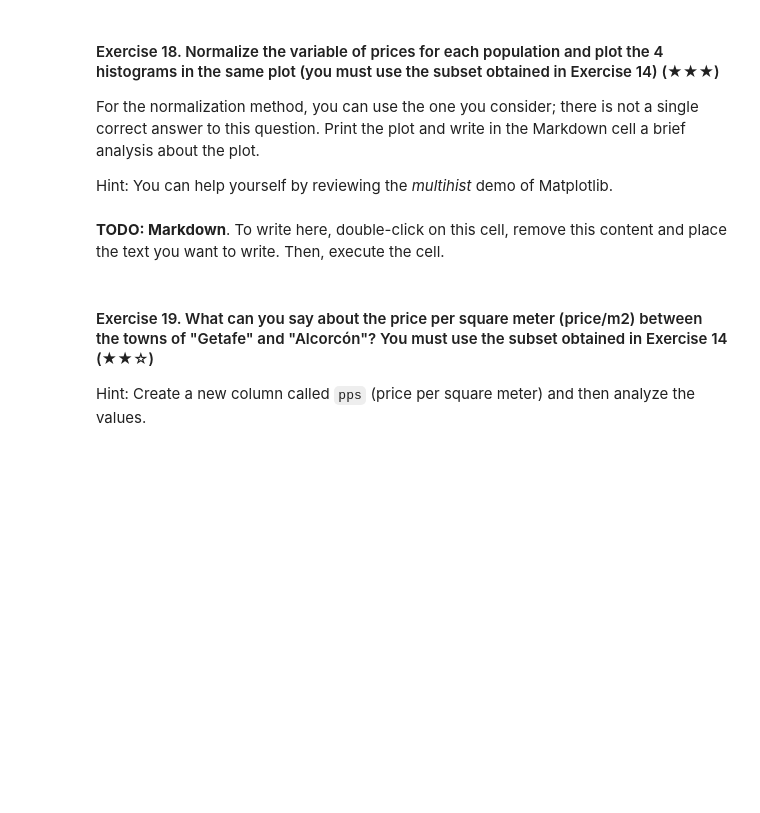
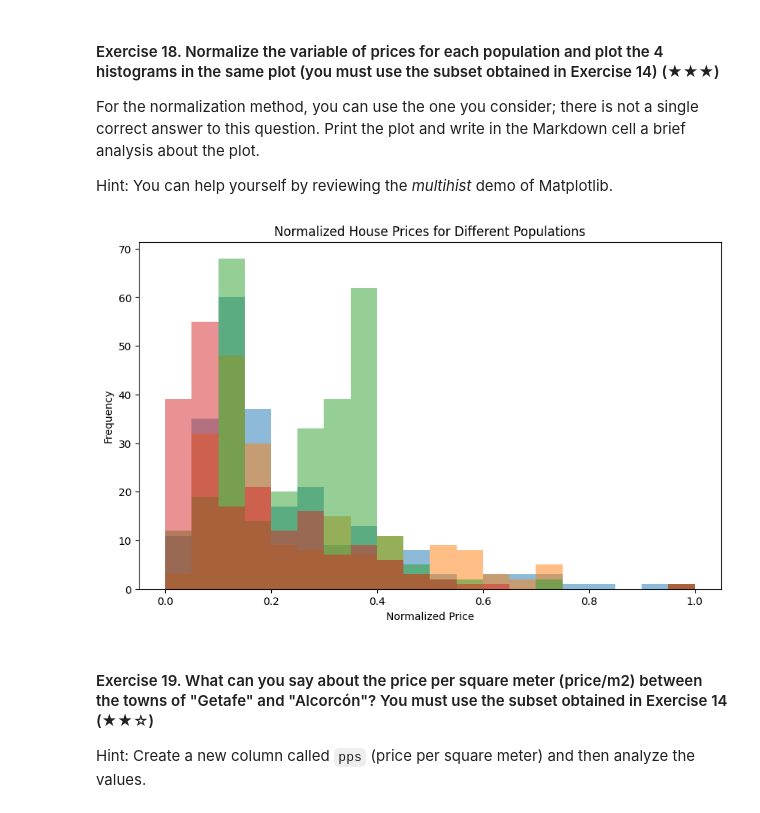
Before and after one commit to aozdl/realestate-datacleanup-exercise, a Jupyter notebook: project.ipynb, the cells around one changed output. Saved outputs shown, nothing was run; the diff lists cells and outputs as text; code cells hidden in the pictures; blank space fills up the shorter version.

```diff
--- a/project.ipynb
+++ b/project.ipynb
@@ -317,9 +391,26 @@ For the normalization method, you can use the one you consider; there is not a s
 
 Hint: You can help yourself by reviewing the *multihist* demo of Matplotlib.
 # %%
-# TODO
+def min_max_normalize(series):
+    return(series - series.min()) / (series.max() - series.min())
-# %% [markdown]
-**TODO: Markdown**. To write here, double-click on this cell, remove this content and place the text you want to write. Then, execute the cell.
+# %%
+subset.loc[:, 'Normalized_Price'] = subset.groupby('level5')['price'].transform(min_max_normalize)
+# %%
+plt.figure(figsize=(10, 6))
+populations = ["Fuenlabrada", "Leganés", "Getafe", "Alcorcón"]
+
+for population in populations:
+    # Extract normalized prices for the current population
+    data = subset[subset['level5'] == population]['Normalized_Price']
+
+    plt.hist(data, bins=20, alpha=0.5, label=population)
+
+plt.title('Normalized House Prices for Different Populations')
+plt.xlabel('Normalized Price')
+plt.ylabel('Frequency')
+plt.show()
+# %% [output]
+[figure, added]
 # %% [markdown]
 #### Exercise 19. What can you say about the price per square meter (price/m2) between the towns of "Getafe" and "Alcorcón"? You must use the subset obtained in Exercise 14 (★★☆)
 
```
Also changed, not shown: parts of 22 cells of this notebook.
